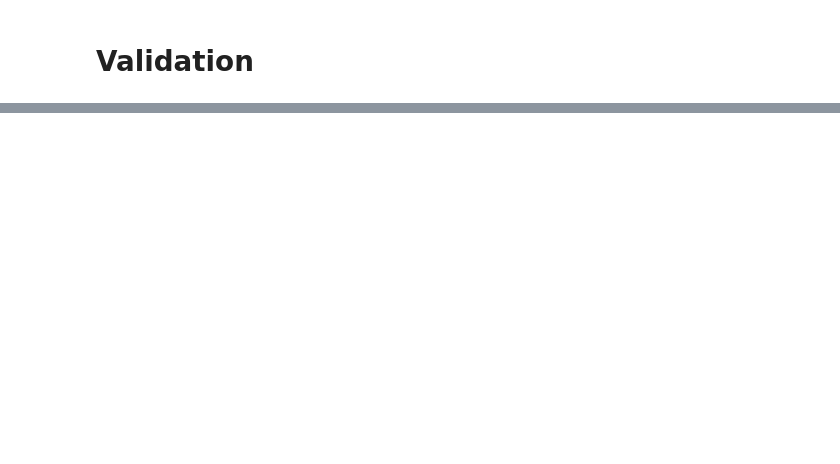
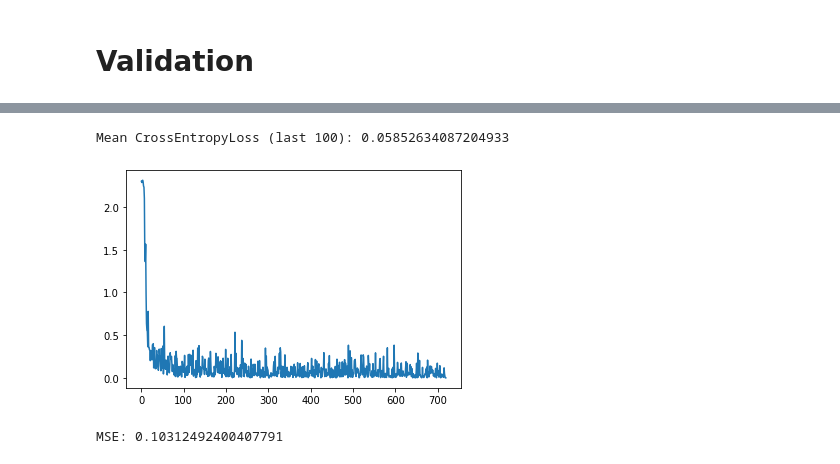
Before and after one commit to Leon-Parepko/ML-Study, a Jupyter notebook: Deep_Learning/Mnist_Test.ipynb, the cells around one changed output, grey strips where cells are left out. Saved outputs shown, nothing was run; the diff lists cells and outputs as text; code cells hidden in the pictures; blank space fills up the shorter version.

```diff
--- a/Deep_Learning/Mnist_Test.ipynb
+++ b/Deep_Learning/Mnist_Test.ipynb
@@ -102,0 +108,8 @@ MSE: 0.08120217174291611
+# %%
+mnist_cnn = MNIST_CNN()
+
+epochs = 2
+loss_func = nn.CrossEntropyLoss()
+optimizer = torch.optim.Adam(mnist_cnn.parameters(), lr=0.01)
+
+history = []
@@ -102,0 +118,37 @@ MSE: 0.08120217174291611
+# %%
+for epoch in range(0, epochs):
+    for i, (features, ans) in enumerate(tqdm(train_batch_loader)):
+        # Forward pass
+        Y_pred = mnist_cnn.forward(features.view(-1, 1, 28, 28))
+        # print(Y_pred.shape)
+
+        loss = loss_func(Y_pred, ans)
+
+        # Backward pass
+        loss.backward()
+        optimizer.step()
+        optimizer.zero_grad()
+
+        if i % 3 == 0: history.append(loss.data)
+# %%
+plt.plot(history)
+print(f"Mean CrossEntropyLoss (last 100): {sum(history[-100:]) / 100}")
+# %% [output]
+Mean CrossEntropyLoss (last 100): 0.05852634087204933
+[figure, added]
+# %%
+with torch.no_grad():
+    answers = torch.zeros(10)
+    predictions = torch.zeros(10)
+
+    for i, (features, ans) in enumerate(tqdm(valid_batch_loader)):
+        predictions = torch.vstack((predictions, nn.functional.normalize(mnist_cnn(features.view(-1, 1, 28, 28)))))
+
+        # Convert to one-hot encoded
+        ans = nn.functional.one_hot(ans, num_classes=10)
+
+        answers = torch.vstack((answers, ans))
+
+    print(f"MSE: {mse(predictions.T, answers.T)}")
+# %% [output]
+MSE: 0.10312492400407791
```
Also changed, not shown: parts of 13 cells of this notebook, 2 other files.
